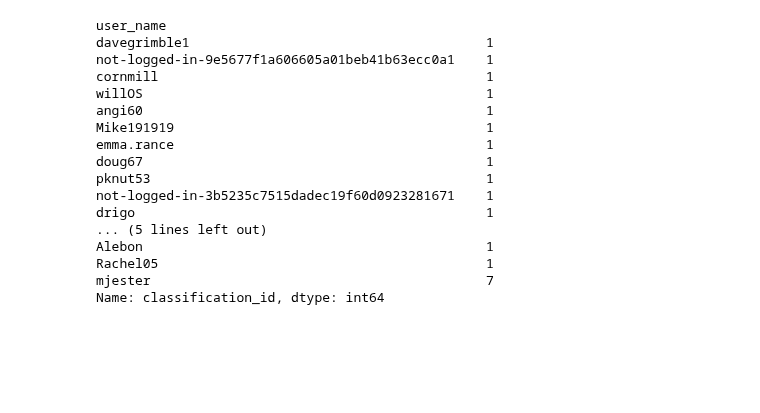
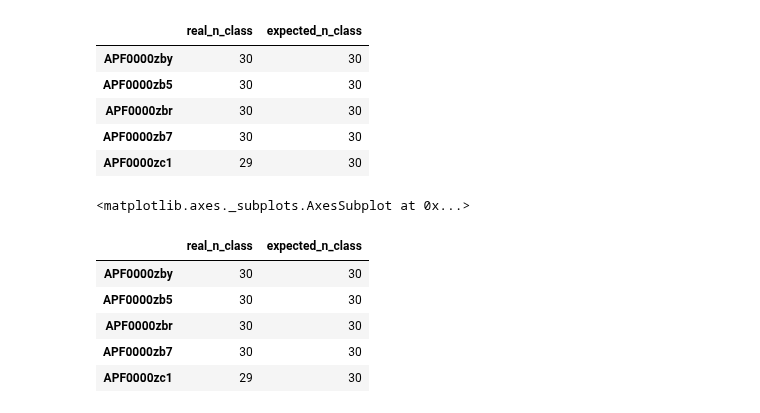
Before and after one commit to michaelaye/planet4, a Jupyter notebook: notebooks/2015-04-19 Filtering duplicates.ipynb, the cells around one changed output. Cells and saved outputs as stored; diff of their text form; code cells hidden in the pictures; blank space fills up the shorter version.

```diff
--- a/notebooks/2015-04-19 Filtering duplicates.ipynb
+++ b/notebooks/2015-04-19 Filtering duplicates.ipynb
@@ -61,6 +94,0 @@ dfimg = get_image_name(df.image_name.iloc[0])
-# %%
-%%timeit
-container = []
-for image_id in dfimg.image_id.unique():
-    container.append(dfimg[dfimg.image_id == image_id].groupby('user_name').apply(process_user_group))
-filtered_df = pd.concat(container).reset_index(drop=True)
@@ -80,20 +94,0 @@ Name: classification_id, dtype: int64
-# %%
-hf.classification_counts_per_user(dfimg[dfimg.image_id=='APF0001m83'])
-# %% [output]
-user_name
-davegrimble1                                      1
-not-logged-in-9e5677f1a606605a01beb41b63ecc0a1    1
-cornmill                                          1
-willOS                                            1
-angi60                                            1
-Mike191919                                        1
-emma.rance                                        1
-doug67                                            1
-pknut53                                           1
-not-logged-in-3b5235c7515dadec19f60d0923281671    1
-drigo                                             1
-... (5 lines left out)
-Alebon                                            1
-Rachel05                                          1
-mjester                                           7
-Name: classification_id, dtype: int64
@@ -99,0 +116,13 @@ Name: classification_id, dtype: int64
+# %%
+s.head()
+# %% [output]
+|  | real_n_class | expected_n_class |
+| APF0000zby | 30 | 30 |
+| APF0000zb5 | 30 | 30 |
+| APF0000zbr | 30 | 30 |
+| APF0000zb7 | 30 | 30 |
+| APF0000zc1 | 29 | 30 |
+# %%
+s.plot()
+# %% [output]
+<matplotlib.axes._subplots.AxesSubplot at 0x...>
@@ -99,0 +132,9 @@ Name: classification_id, dtype: int64
+# %%
+s.head()
+# %% [output]
+|  | real_n_class | expected_n_class |
+| APF0000zby | 30 | 30 |
+| APF0000zb5 | 30 | 30 |
+| APF0000zbr | 30 | 30 |
+| APF0000zb7 | 30 | 30 |
+| APF0000zc1 | 29 | 30 |
```
Also changed, not shown: parts of 34 cells of this notebook, 4 other files.
